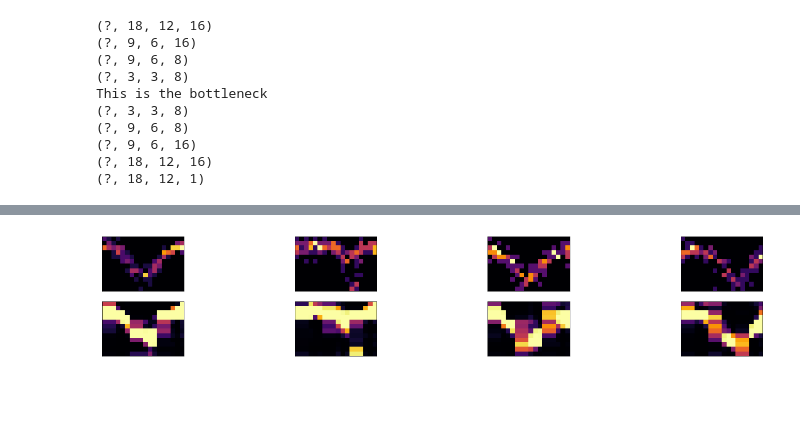
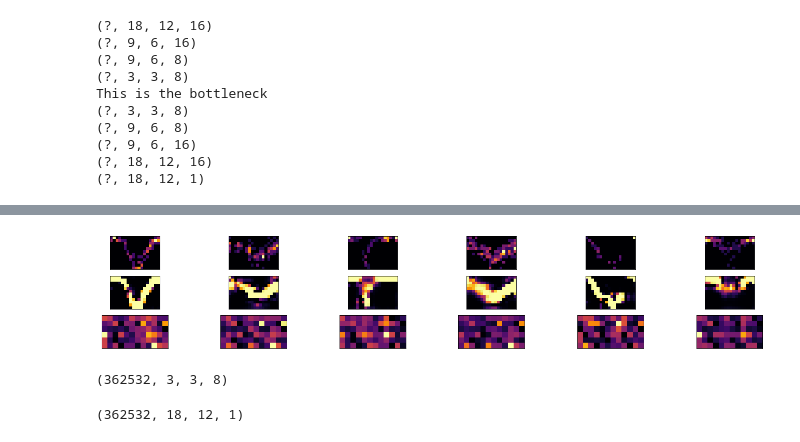
Before and after one commit to BrunoSanchez/var_signature, a Jupyter notebook: 02-deep_autoencoders_ATLAS.ipynb, the cells around one changed output, grey strips where cells are left out. Cells and saved outputs as stored; diff of their text form; code cells hidden in the pictures; blank space fills up the shorter version.

```diff
--- a/02-deep_autoencoders_ATLAS.ipynb
+++ b/02-deep_autoencoders_ATLAS.ipynb
@@ -14,11 +16,11 @@ import matplotlib.pyplot as plt
 # %%
 input_img = Input(shape=(18, 12, 1))  # adapt this if using `channels_first` image data format
 
-x = Conv2D(16, (2, 2), activation='relu', padding='same')(input_img)
+x = Conv2D(16, (3, 3), activation='relu', padding='same')(input_img)
 print x.shape
 x = MaxPooling2D((2, 2), padding='same')(x)
 print x.shape
-x = Conv2D(8, (2, 2), activation='relu', padding='same')(x)
+x = Conv2D(8, (3, 3), activation='relu', padding='same')(x)
 print x.shape
 #x = MaxPooling2D((3, 2), padding='same')(x)
 #print x.shape
@@ -30,17 +32,17 @@ print encoded.shape
 # at this point the representation is ### altered(3, 3, 8) i.e. 128-dimensional
 print 'This is the bottleneck'
 
-x = Conv2D(8, (2, 2), activation='relu', padding='same')(encoded)
+x = Conv2D(8, (3, 3), activation='relu', padding='same')(encoded)
 print x.shape
 x = UpSampling2D((3, 2))(x)
 print x.shape
 #x = Conv2D(8, (2, 2), activation='relu', padding='same')(x)
 #x = UpSampling2D((2, 2))(x)
-x = Conv2D(16, (2, 2), activation='relu', padding='same')(x)
+x = Conv2D(16, (3, 3), activation='relu', padding='same')(x)
 print x.shape
 x = UpSampling2D((2, 2))(x)
 print x.shape
-decoded = Conv2D(1, (2, 2), activation='sigmoid', padding='same')(x)
+decoded = Conv2D(1, (3, 3), activation='sigmoid', padding='same')(x)
 print decoded.shape
 
 autoencoder = Model(input_img, decoded)
@@ -94,7 +96,7 @@ df_irr = pd.read_csv('ATLAS_LC/IRR_features_table.csv')[signature_cols]
 # %%
 full_data = pd.concat([df_mira, df_mpulse, df_dbf, df_lpv, df_dbh, df_pulse,
                        df_nsine, df_sine, df_msine, df_cbf, df_cbh], sort=False)
-
+signature_cols = [col for col in df_mira.columns if 'Signature' in col]
 X = full_data[signature_cols].values
 # %%
 del(df_mira)
@@ -123,11 +134,10 @@ print(X_test.shape)
 # %%
-from keras.callbacks import TensorBoard
-
+#with tf.device(':/gpu:2'):
 autoencoder.fit(X_train, X_train,
-                epochs=50,
-                batch_size=6000,
+                epochs=300,
+                batch_size=1000,
                 shuffle=True,
                 validation_data=(X_test, X_test),
-                callbacks=[TensorBoard(log_dir='/tmp/autoencoder')])
+                callbacks=[TensorBoard(log_dir='/users/bsanchez/tensorboard_logs/autoencoder')])
 # %% [output]
 Train on 326278 samples, validate on 36254 samples
@@ -158,22 +167,40 @@ decoded_imgs = decoder.predict(encoded_imgs)
 # %%
 decoded_imgs_full = autoencoder.predict(X_test)
 # %%
-n = 4  # how many digits we will display
+n = 6  # how many digits we will display
 plt.figure(figsize=(24, 4))
 for i in range(n):
     # display original
-    ax = plt.subplot(2, n, i + 1)
+    ax = plt.subplot(3, n, i + 1)
     j = np.random.randint(0, high=len(X_test))
     plt.imshow(X_test[j, :, :, 0].T, cmap='inferno')
 
     ax.get_xaxis().set_visible(False)
     ax.get_yaxis().set_visible(False)
 
     # display reconstruction
-    ax = plt.subplot(2, n, i + 1 + n)
+    ax = plt.subplot(3, n, i + 1 + n)
     plt.imshow(decoded_imgs_full[j, :, :, 0].T, cmap='inferno')
     ax.get_xaxis().set_visible(False)
     ax.get_yaxis().set_visible(False)
+
+    # display encoded view
+    ax = plt.subplot(3, n, i + 1 + 2*n)
+    plt.imshow(encoded_imgs[j].reshape(12, 6).T, cmap='inferno')
+    ax.get_xaxis().set_visible(False)
+    ax.get_yaxis().set_visible(False)
+
 plt.show()
 # %% [output]
-[figure, old version]
+[figure, new version]
+# %%
+# encode every data
+encoded_imgs = encoder.predict(data)
+encoded_imgs.shape
+# %% [output]
+(362532, 3, 3, 8)
+# %%
+decoded_imgs = decoder.predict(encoded_imgs)
+decoded_imgs.shape
+# %% [output]
+(362532, 18, 12, 1)
```
Also changed, not shown: parts of 7 cells of this notebook, 1 other file.
